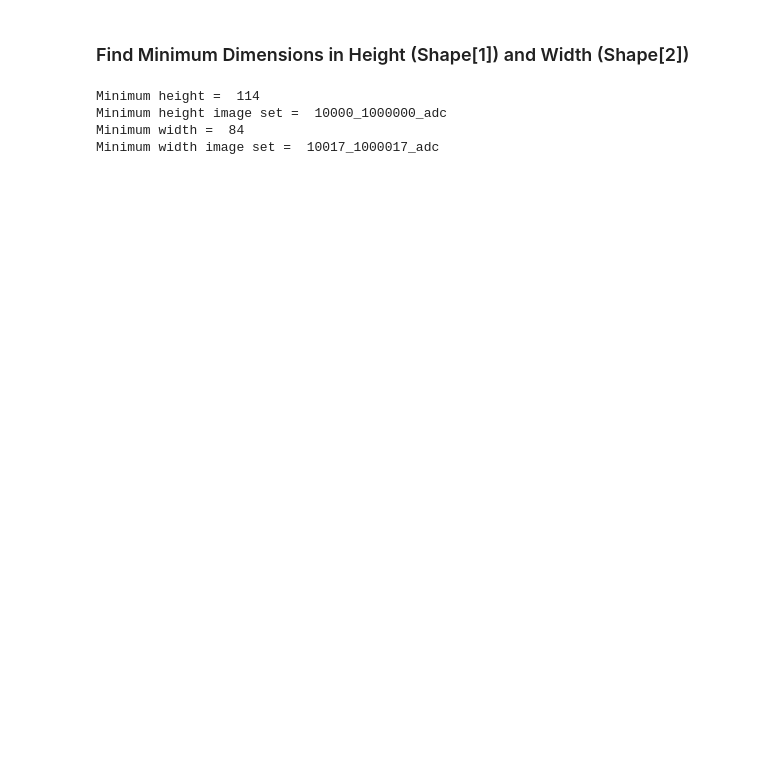
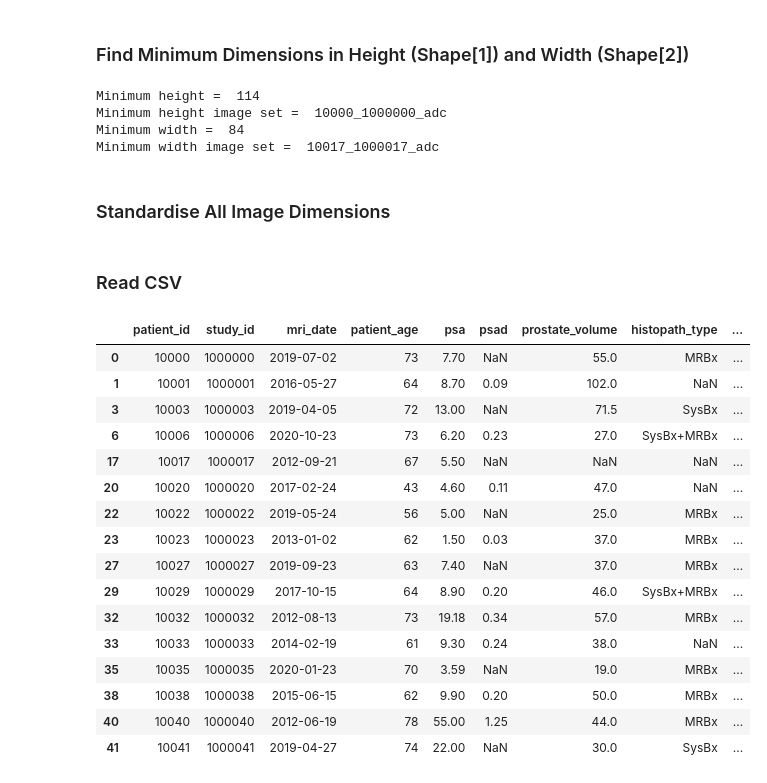
Before and after one commit to phakjira/CV-prostate-cancer, a Jupyter notebook: notebooks/00-yen-data-view.ipynb, the cells around one changed output. Drawn from its saved outputs; the diff is of its cells as text; code cells hidden in the pictures; blank space fills up the shorter version.

```diff
--- a/notebooks/00-yen-data-view.ipynb
+++ b/notebooks/00-yen-data-view.ipynb
@@ -119,6 +120,47 @@ Minimum height =  114
 Minimum height image set =  10000_1000000_adc
 Minimum width =  84
 Minimum width image set =  10017_1000017_adc
+# %% [markdown]
+### Standardise All Image Dimensions
+# %% [markdown]
+### Read CSV
+# %%
+path = '/Users/yenhann/Documents/MIT/6.8300 Computer Vision/CV-prostate-cancer/Data/marksheet.csv'
+df = pd.read_csv(path)
+df.head()
+
+# filter down to relevant studies
+suffices = ['00','01','03','06','17','20','22','23','27','29','32','33','35','38','40','41']
+prefix1 = '100'
+prefix2 = '10000'
+rel_studies = pd.DataFrame()
+
+for i in suffices:
+    patient_id = int(prefix1 + i)
+    study_id = int(prefix2 + i)
+
+    # find the row in the dataframe and append to rel_studies
+    rel_studies = rel_studies.append(df[(df['patient_id'] == patient_id) & (df['study_id'] == study_id)])
+
+rel_studies
+# %% [output]
+|  | patient_id | study_id | mri_date | patient_age | psa | psad | prostate_volume | histopath_type | ... |
+| 0 | 10000 | 1000000 | 2019-07-02 | 73 | 7.70 | NaN | 55.0 | MRBx | ... |
+| 1 | 10001 | 1000001 | 2016-05-27 | 64 | 8.70 | 0.09 | 102.0 | NaN | ... |
+| 3 | 10003 | 1000003 | 2019-04-05 | 72 | 13.00 | NaN | 71.5 | SysBx | ... |
+| 6 | 10006 | 1000006 | 2020-10-23 | 73 | 6.20 | 0.23 | 27.0 | SysBx+MRBx | ... |
+| 17 | 10017 | 1000017 | 2012-09-21 | 67 | 5.50 | NaN | NaN | NaN | ... |
+| 20 | 10020 | 1000020 | 2017-02-24 | 43 | 4.60 | 0.11 | 47.0 | NaN | ... |
+| 22 | 10022 | 1000022 | 2019-05-24 | 56 | 5.00 | NaN | 25.0 | MRBx | ... |
+| 23 | 10023 | 1000023 | 2013-01-02 | 62 | 1.50 | 0.03 | 37.0 | MRBx | ... |
+| 27 | 10027 | 1000027 | 2019-09-23 | 63 | 7.40 | NaN | 37.0 | MRBx | ... |
+| 29 | 10029 | 1000029 | 2017-10-15 | 64 | 8.90 | 0.20 | 46.0 | SysBx+MRBx | ... |
+| 32 | 10032 | 1000032 | 2012-08-13 | 73 | 19.18 | 0.34 | 57.0 | MRBx | ... |
+| 33 | 10033 | 1000033 | 2014-02-19 | 61 | 9.30 | 0.24 | 38.0 | NaN | ... |
+| 35 | 10035 | 1000035 | 2020-01-23 | 70 | 3.59 | NaN | 19.0 | MRBx | ... |
+| 38 | 10038 | 1000038 | 2015-06-15 | 62 | 9.90 | 0.20 | 50.0 | MRBx | ... |
+| 40 | 10040 | 1000040 | 2012-06-19 | 78 | 55.00 | 1.25 | 44.0 | MRBx | ... |
+| 41 | 10041 | 1000041 | 2019-04-27 | 74 | 22.00 | NaN | 30.0 | SysBx | ... |
 # %%
 # look at first 10 images
 for i in range(0,10):
```
Also changed, not shown: parts of 3 cells of this notebook.
